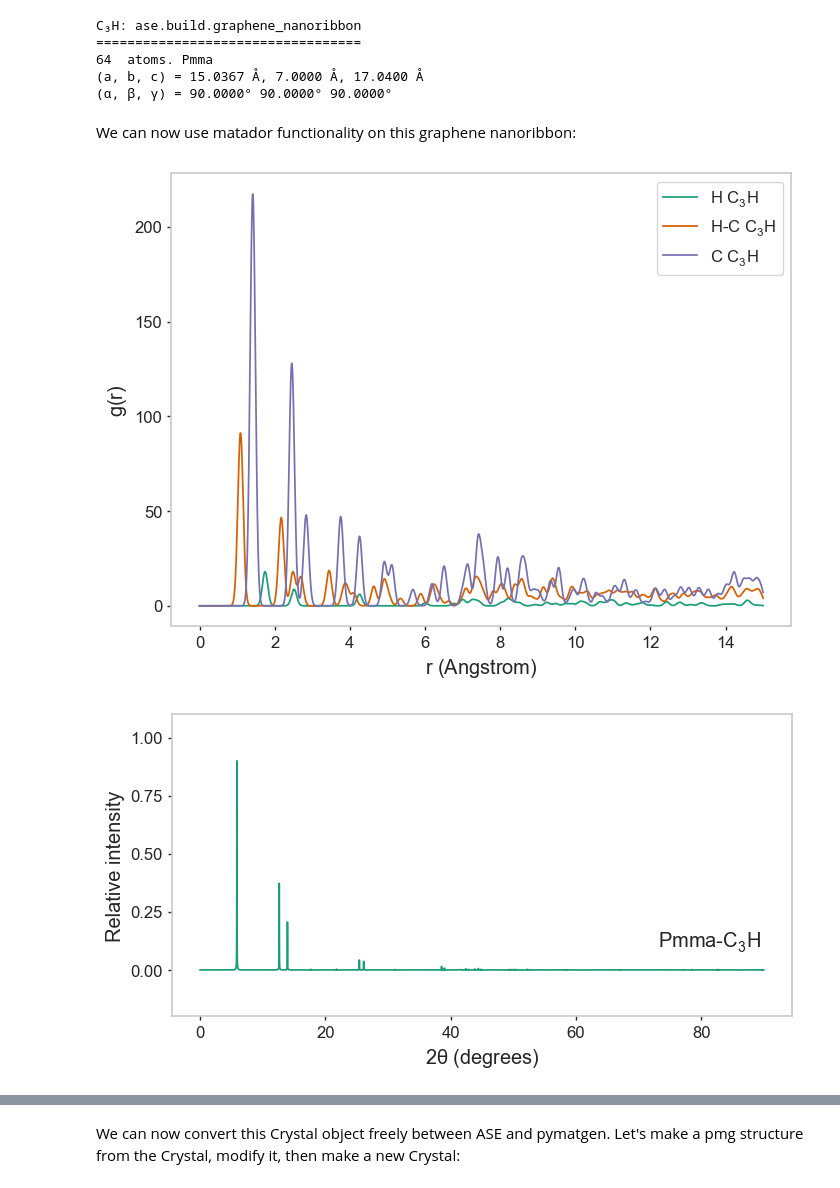
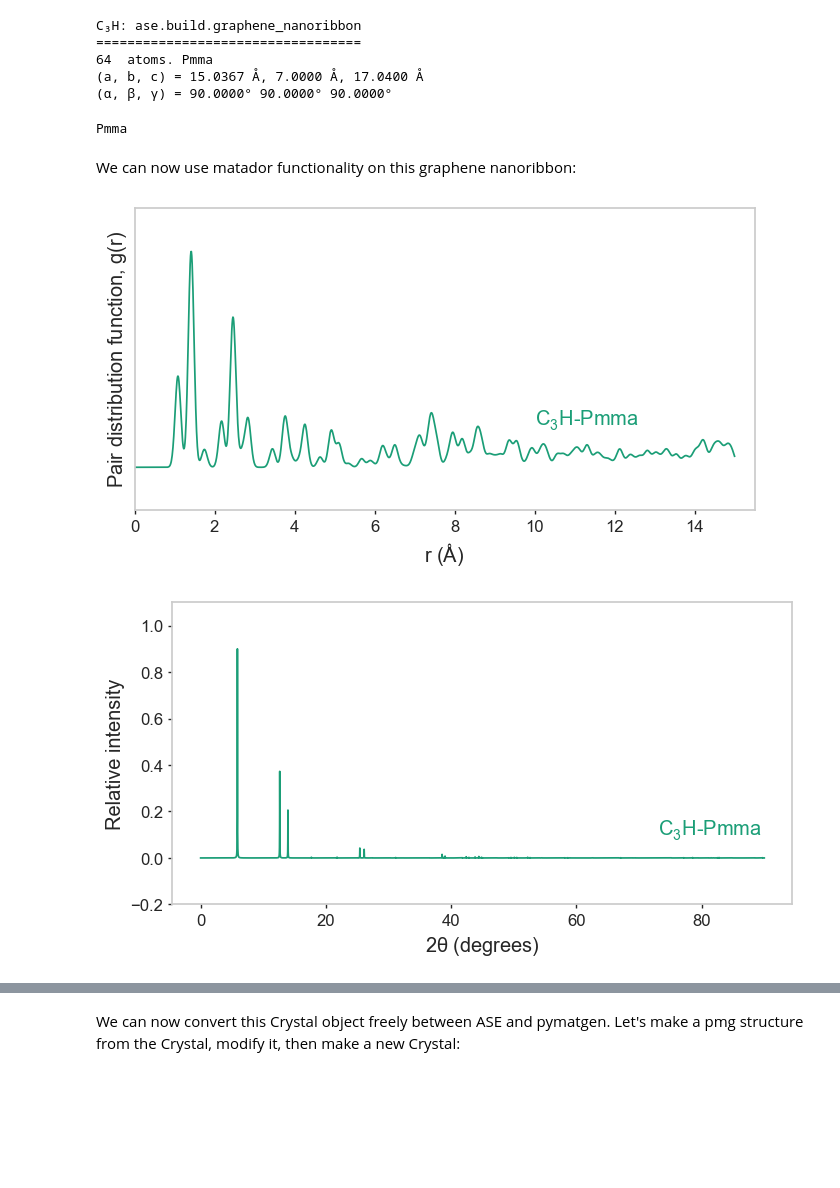
Before and after one commit to ml-evs/matador, a Jupyter notebook: examples/interactive/pymatgen_and_ase_interfaces/pymatgen_and_ase_interface.ipynb, the cells around one changed output, grey strips where cells are left out. Saved outputs shown, nothing was run; the diff lists cells and outputs as text; code cells hidden in the pictures; blank space fills up the shorter version.

```diff
--- a/examples/interactive/pymatgen_and_ase_interfaces/pymatgen_and_ase_interface.ipynb
+++ b/examples/interactive/pymatgen_and_ase_interfaces/pymatgen_and_ase_interface.ipynb
@@ -52,14 +52,18 @@ C₃H: ase.build.graphene_nanoribbon
 64  atoms. Pmma
 (a, b, c) = 15.0367 Å, 7.0000 Å, 17.0400 Å
 (α, β, γ) = 90.0000° 90.0000° 90.0000°
+# %%
+print(gnr1_crystal.pdf.spg)
+# %% [output]
+Pmma
 # %% [markdown]
 We can now use matador functionality on this graphene nanoribbon:
 # %%
-gnr1_crystal.pdf.plot_projected_pdf()
+gnr1_crystal.pdf.plot(text_offset=(10, 0.2))
 gnr1_crystal.pxrd.plot()
 # %% [output]
-[figure, old version]
+[figure, new version]
-[figure, old version]
+[figure, new version]
 # %%
 from matador.crystal.network import draw_network
 draw_network(gnr1_crystal.network)
```
Also changed, not shown: parts of 3 cells of this notebook, 3 other files.
